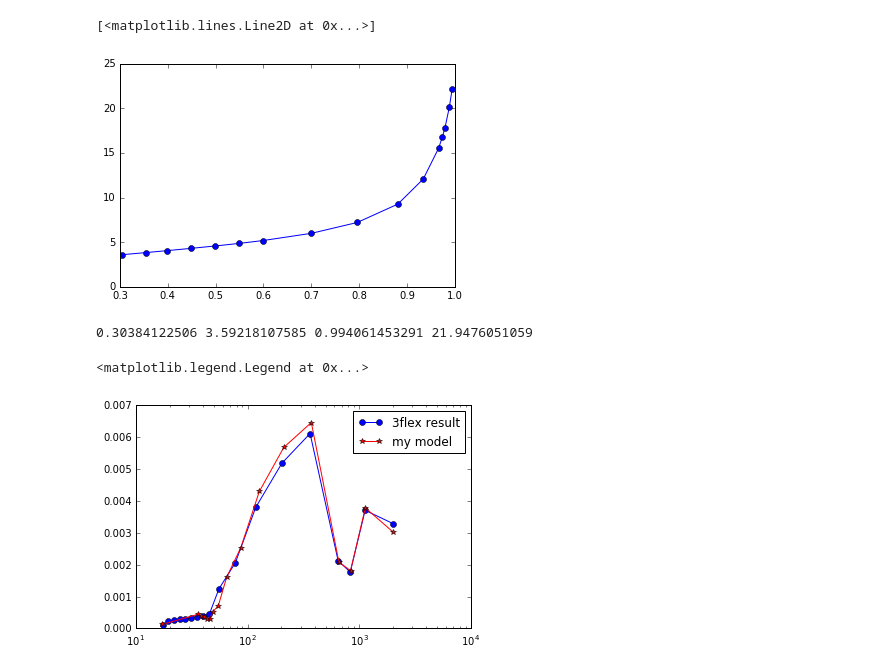
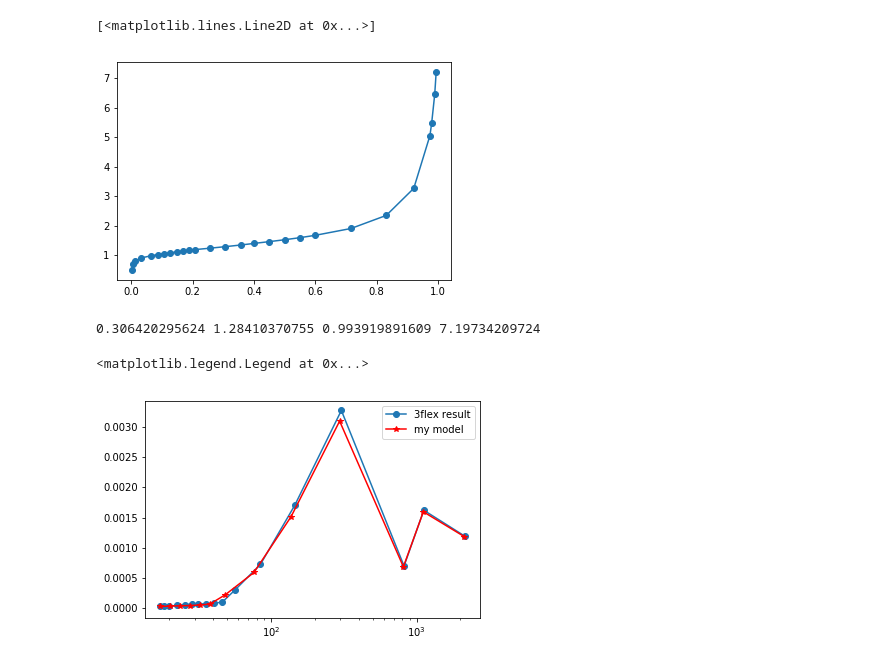
Before and after one commit to jianghan2013/Gas_adsorption_lib, a Jupyter notebook: testing.ipynb, the cells around one changed output. Drawn from its saved outputs; the diff is of its cells as text; code cells hidden in the pictures.

```diff
--- a/testing.ipynb
+++ b/testing.ipynb
@@ -5,27 +5,26 @@ import numpy as np
 import matplotlib.pyplot as plt
 % matplotlib inline
 # %%
-df_iso = pd.read_excel('libary/test_isos.xlsx',sheetname= '3_14_F1_N2')
+df_iso = pd.read_excel('libary/test_isos.xlsx',sheetname= '4_34_H1_N2') # 3_14_F1_N2
 p_rels = df_iso['p_rels'].values
 q_abs =  df_iso['q_abs'].values
-df_psd = pd.read_excel('libary/test_psds.xlsx', sheetname='3_14_F1_N2')
+df_psd = pd.read_excel('libary/test_psds.xlsx', sheetname='4_34_H1_N2')
 Pore_D = df_psd['D'].values
 Pore_volume = df_psd['IPV'].values
 # %%
 plt.plot(p_rels,q_abs,'o-')
 # %% [output]
 [<matplotlib.lines.Line2D at 0x...>]
-[figure, old version]
+[figure, new version]
-# %%
-solution = BJH_calculation.BJH_method(p=p_rels,q=q_abs,gas_type='N2')
-solution.do_BJH()
-# %% [output]
-0.30384122506 3.59218107585 0.994061453291 21.9476051059
 # %%
+# When set use_pressure = False
+solution = BJH_calculation.BJH_method(p=p_rels,q=q_abs, use_pressure =False, gas_type='N2')
+solution.do_BJH()
 plt.semilogx(Pore_D,Pore_volume,'o-',label='3flex result')
 plt.plot(solution.Davg, solution.Vp,'r*-', label='my model')
 plt.xlim()
 plt.legend()
 # %% [output]
-<matplotlib.legend.Legend at 0x...>
+0.306420295624 1.28410370755 0.993919891609 7.19734209724
+<matplotlib.legend.Legend at 0x...>
-[figure, old version]
+[figure, new version]
```
Also changed, not shown: parts of 1 cell of this notebook, 1 other file.
